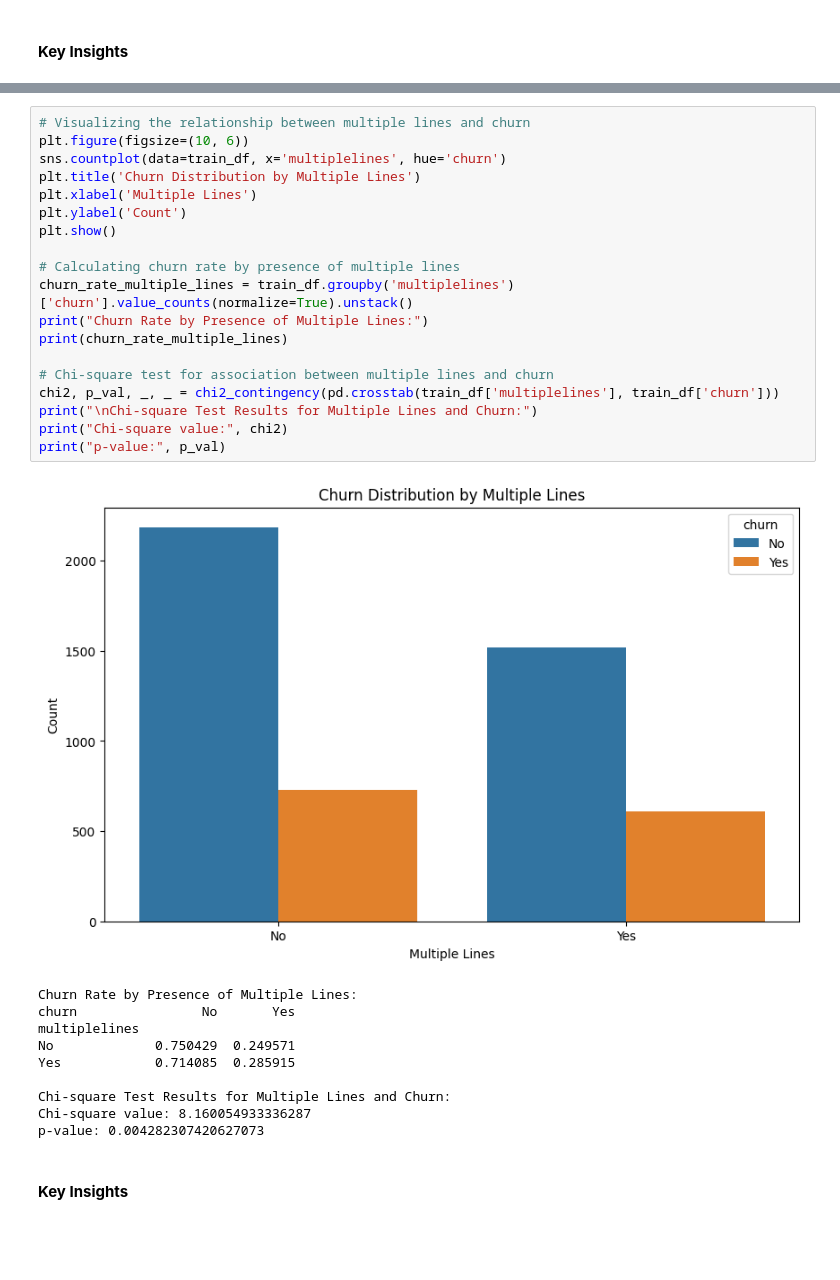
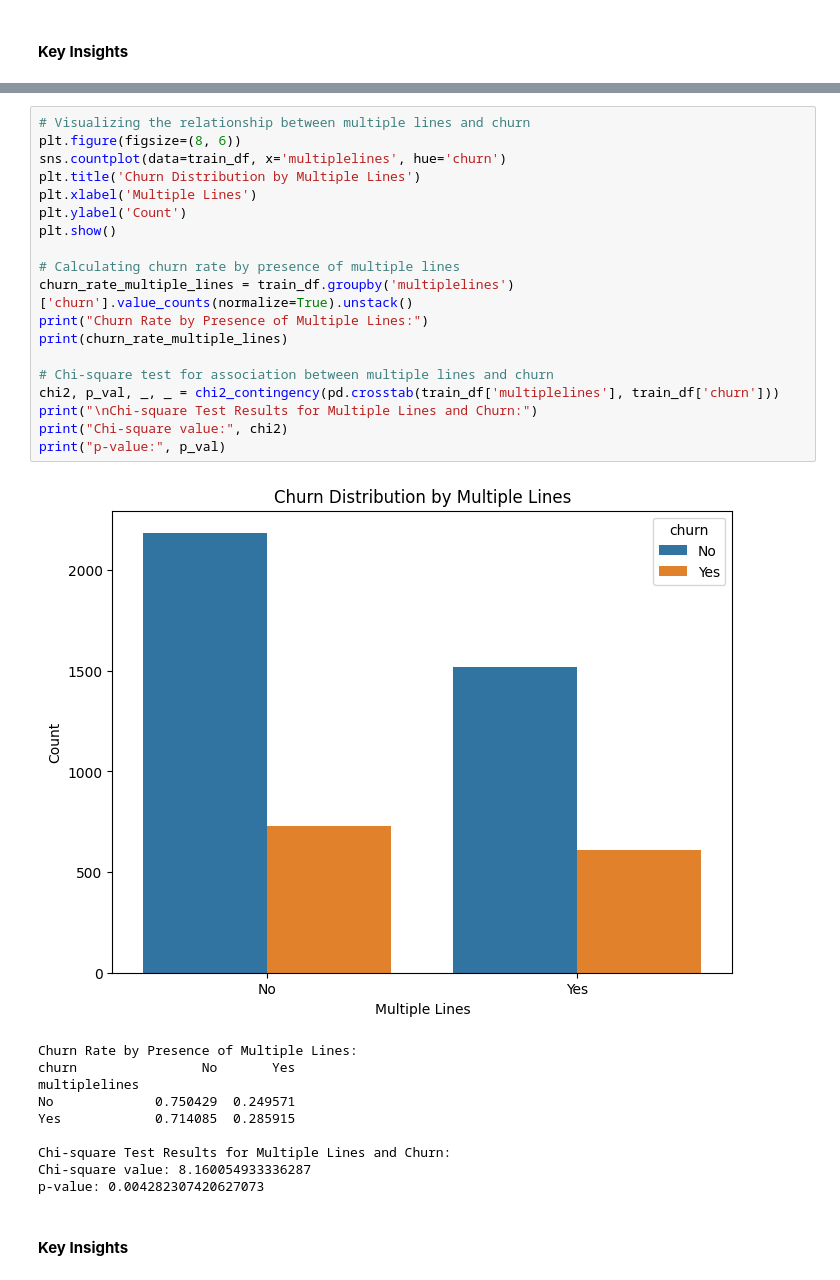
Before and after one commit to heldana30/Customer_Churn_Prediction, a Jupyter notebook: customer_churn_prediction.ipynb, the cells around one changed output, grey strips where cells are left out. Saved outputs shown, nothing was run; the diff lists cells and outputs as text; blank space fills up the shorter version.

```diff
--- a/customer_churn_prediction.ipynb
+++ b/customer_churn_prediction.ipynb
@@ -718,25 +790,25 @@ To analyze this question, we can:
 - Conduct a statistical test (such as a chi-square test) to determine if there is a significant association between the presence of multiple lines and churn.
 # %%
 # Visualizing the relationship between multiple lines and churn
-plt.figure(figsize=(10, 6))
+plt.figure(figsize=(8, 6))
 sns.countplot(data=train_df, x='multiplelines', hue='churn')
 plt.title('Churn Distribution by Multiple Lines')
 plt.xlabel('Multiple Lines')
 plt.ylabel('Count')
 plt.show()
 
 # Calculating churn rate by presence of multiple lines
 churn_rate_multiple_lines = train_df.groupby('multiplelines')['churn'].value_counts(normalize=True).unstack()
 print("Churn Rate by Presence of Multiple Lines:")
 print(churn_rate_multiple_lines)
 
 # Chi-square test for association between multiple lines and churn
 chi2, p_val, _, _ = chi2_contingency(pd.crosstab(train_df['multiplelines'], train_df['churn']))
 print("\nChi-square Test Results for Multiple Lines and Churn:")
 print("Chi-square value:", chi2)
 print("p-value:", p_val)
 # %% [output]
-[figure, old version]
+[figure, new version]
 Churn Rate by Presence of Multiple Lines:
 churn                No       Yes
 multiplelines
```
Also changed, not shown: parts of 17 cells of this notebook.
